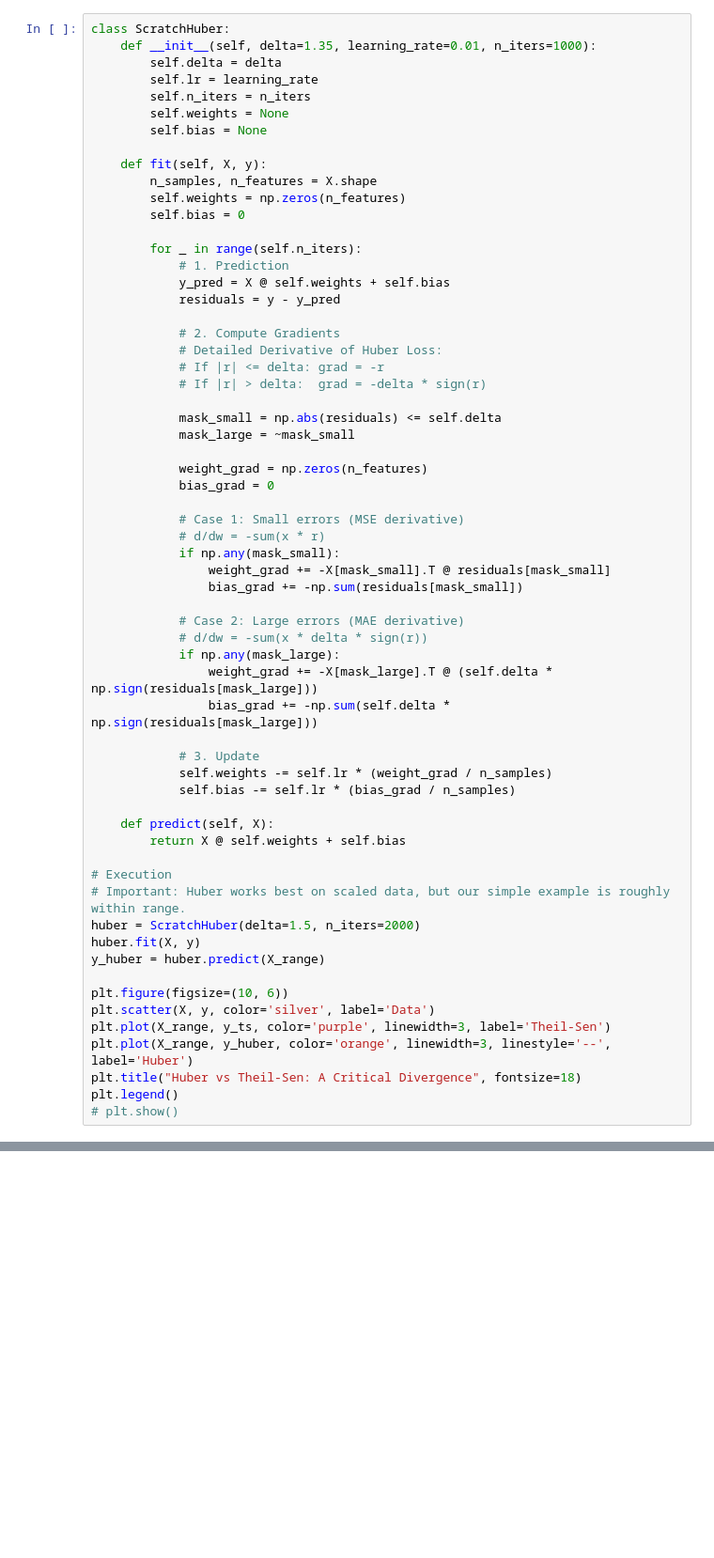
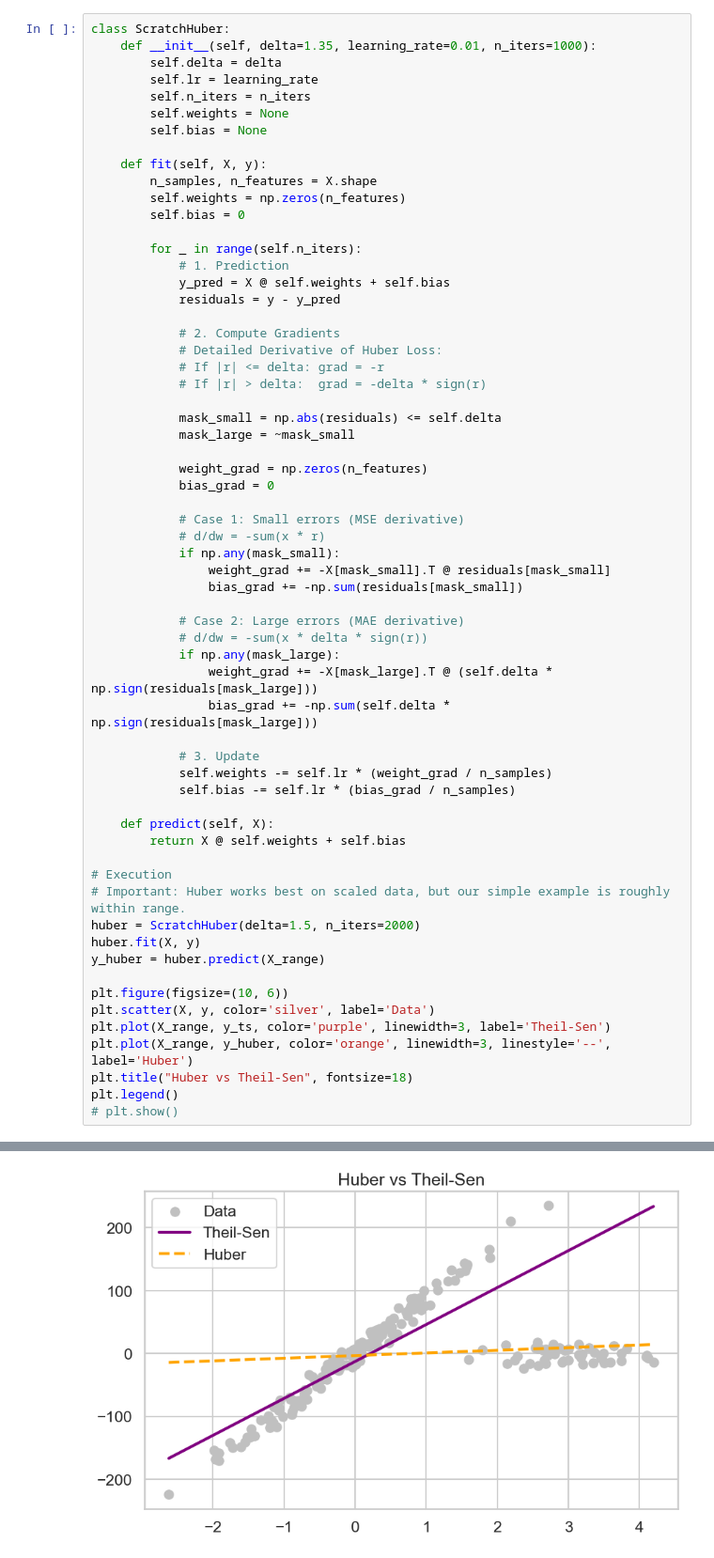
Before and after one commit to aleetreny/ATLAS, a Jupyter notebook: modules/01_supervised_inference/1.1_regression/03_robust_regression.ipynb, the cells around one changed output, grey strips where cells are left out. Shown at 94% size. Drawn from its saved outputs; the diff is of its cells as text; blank space fills up the shorter version.

```diff
--- a/modules/01_supervised_inference/1.1_regression/03_robust_regression.ipynb
+++ b/modules/01_supervised_inference/1.1_regression/03_robust_regression.ipynb
@@ -251,6 +268,7 @@ plt.figure(figsize=(10, 6))
 plt.scatter(X, y, color='silver', label='Data')
 plt.plot(X_range, y_ts, color='purple', linewidth=3, label='Theil-Sen')
 plt.plot(X_range, y_huber, color='orange', linewidth=3, linestyle='--', label='Huber')
-plt.title("Huber vs Theil-Sen: A Critical Divergence", fontsize=18)
+plt.title("Huber vs Theil-Sen", fontsize=18)
 plt.legend()
 # plt.show()
+# %% [output]
@@ -257,3 +276,4 @@ plt.legend()
+[figure, added]
 # %% [markdown]
 ### 5.1 Analysis: Why did Huber fail?
 
```
Also changed, not shown: parts of 11 cells of this notebook.
